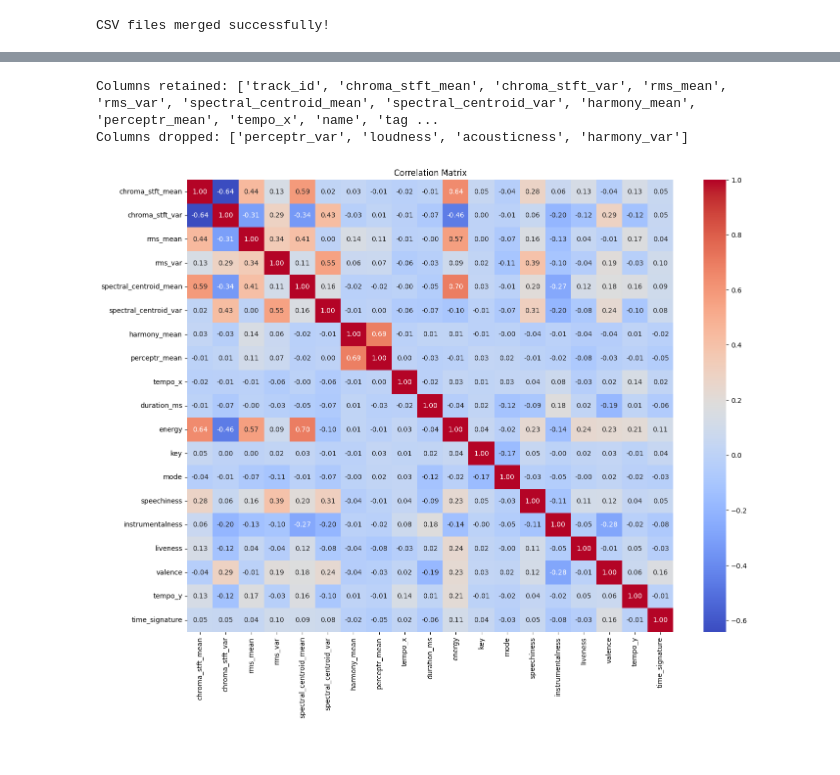
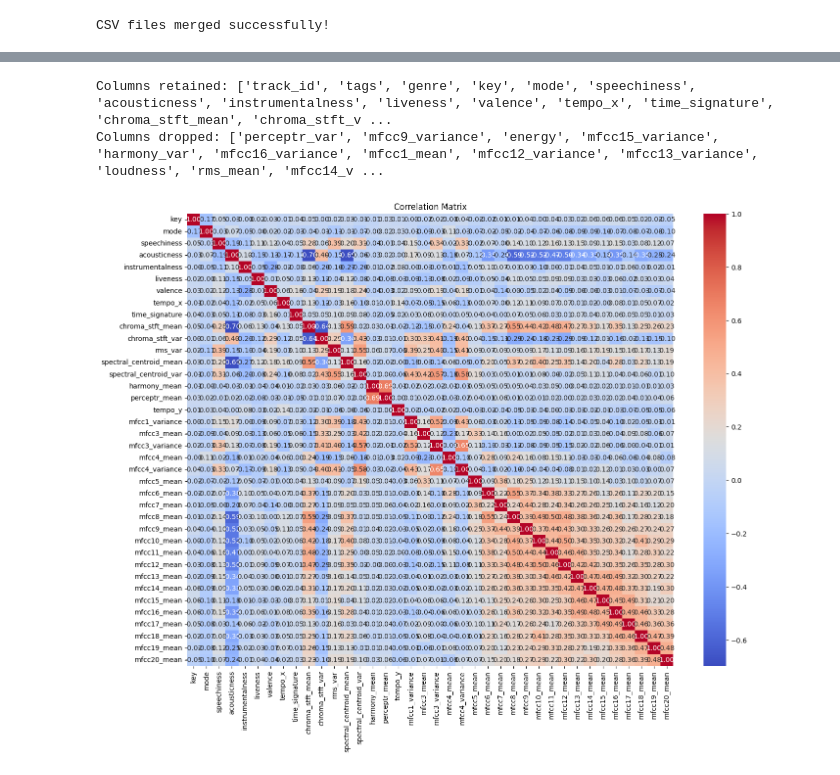
Before and after one commit to ReehalS/TeamTBD_SongClassifier, a Jupyter notebook: EDA.ipynb, the cells around one changed output, grey strips where cells are left out. Drawn from its saved outputs; the diff is of its cells as text; code cells hidden in the pictures.

```diff
--- a/EDA.ipynb
+++ b/EDA.ipynb
@@ -150,18 +180,19 @@ data_reduced = data.drop(columns=columns_to_drop)
 
 print("Columns retained:", data_reduced.columns.tolist())
 print("Columns dropped:", list(columns_to_drop))
-
-cols_retained =['chroma_stft_mean', 'chroma_stft_var', 'rms_mean', 'rms_var', 'spectral_centroid_mean', 'spectral_centroid_var', 'harmony_mean', 'perceptr_mean', 'tempo_x', 'duration_ms', 'energy', 'key', 'mode', 'speechiness', 'instrumentalness', 'liveness', 'valence', 'tempo_y', 'time_signature']
-
-new_correlation_matrix = data_reduced[cols_retained].corr()
-# Plot the correlation matrix using seaborn
-plt.figure(figsize=(16, 12))
-sns.heatmap(new_correlation_matrix, annot=True, cmap='coolwarm', fmt=".2f")
-plt.title('Correlation Matrix')
-plt.show()
-
-data_reduced.to_csv("GeneratedData/reducedData.csv", index=False)
 # %% [output]
-Columns retained: ['track_id', 'chroma_stft_mean', 'chroma_stft_var', 'rms_mean', 'rms_var', 'spectral_centroid_mean', 'spectral_centroid_var', 'harmony_mean', 'perceptr_mean', 'tempo_x', 'name', 'tag ...
-Columns dropped: ['perceptr_var', 'loudness', 'acousticness', 'harmony_var']
+Columns retained: ['track_id', 'tags', 'genre', 'key', 'mode', 'speechiness', 'acousticness', 'instrumentalness', 'liveness', 'valence', 'tempo_x', 'time_signature', 'chroma_stft_mean', 'chroma_stft_v ...
+Columns dropped: ['perceptr_var', 'mfcc9_variance', 'energy', 'mfcc15_variance', 'harmony_var', 'mfcc16_variance', 'mfcc1_mean', 'mfcc12_variance', 'mfcc13_variance', 'loudness', 'rms_mean', 'mfcc14_v ...
-[figure, removed]
+# %%
+cols_retained =['key', 'mode', 'speechiness', 'acousticness', 'instrumentalness', 'liveness', 'valence', 'tempo_x', 'time_signature', 'chroma_stft_mean', 'chroma_stft_var', 'rms_var', 'spectral_centroid_mean', 'spectral_centroid_var', 'harmony_mean', 'perceptr_mean', 'tempo_y', 'mfcc1_variance', 'mfcc3_mean', 'mfcc3_variance', 'mfcc4_mean', 'mfcc4_variance', 'mfcc5_mean', 'mfcc6_mean', 'mfcc7_mean', 'mfcc8_mean', 'mfcc9_mean', 'mfcc10_mean', 'mfcc11_mean', 'mfcc12_mean', 'mfcc13_mean', 'mfcc14_mean', 'mfcc15_mean', 'mfcc16_mean', 'mfcc17_mean', 'mfcc18_mean', 'mfcc19_mean', 'mfcc20_mean']
+
+new_correlation_matrix = data_reduced[cols_retained].corr()
+# Plot the correlation matrix using seaborn
+plt.figure(figsize=(16, 12))
+sns.heatmap(new_correlation_matrix, annot=True, cmap='coolwarm', fmt=".2f")
+plt.title('Correlation Matrix')
+plt.show()
+
+data_reduced.to_csv("GeneratedData/reducedData_with_energy_key.csv", index=False)
+# %% [output]
+[figure, added]
```
Also changed, not shown: parts of 3 cells of this notebook.
